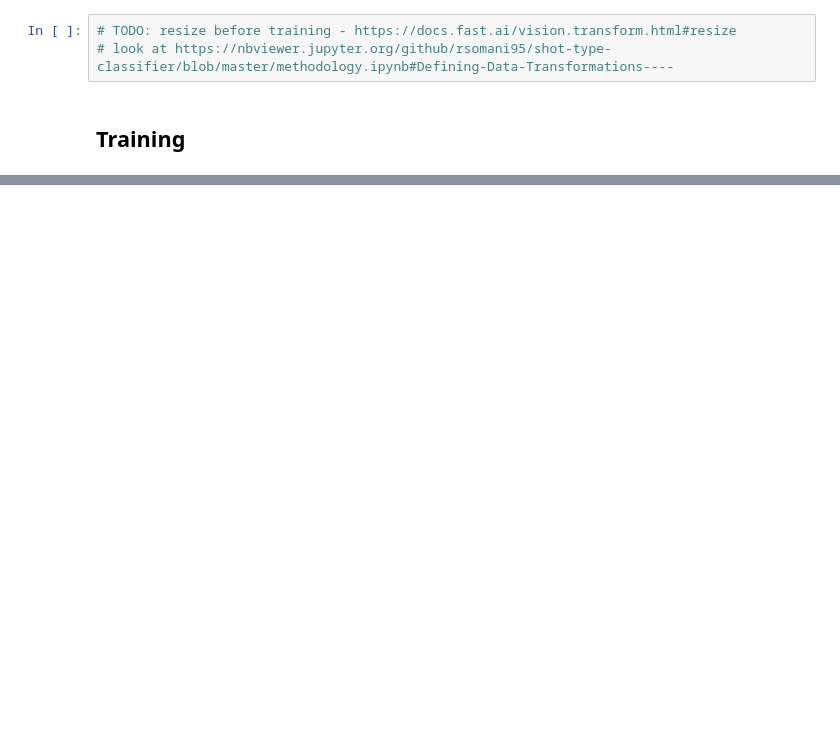
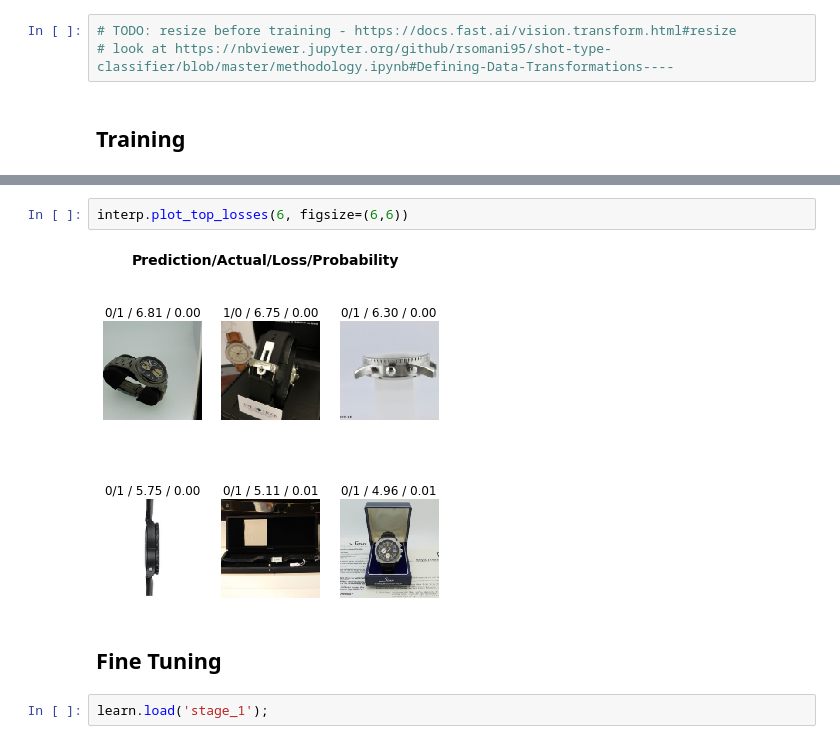
Before and after one commit to neronicolo/watch_bot, a Jupyter notebook: training/dial_visibility_classifier.ipynb, the cells around one changed output, grey strips where cells are left out. Cells and saved outputs as stored; diff of their text form; blank space fills up the shorter version.

```diff
--- a/training/dial_visibility_classifier.ipynb
+++ b/training/dial_visibility_classifier.ipynb
@@ -69,0 +112,8 @@ data.show_batch(rows=3, figsize=(6,6))
+# %%
+interp.plot_top_losses(6, figsize=(6,6))
+# %% [output]
+[figure, added]
+# %% [markdown]
+## **Fine Tuning**
+# %%
+learn.load('stage_1');
```
Also changed, not shown: parts of 17 cells of this notebook.
